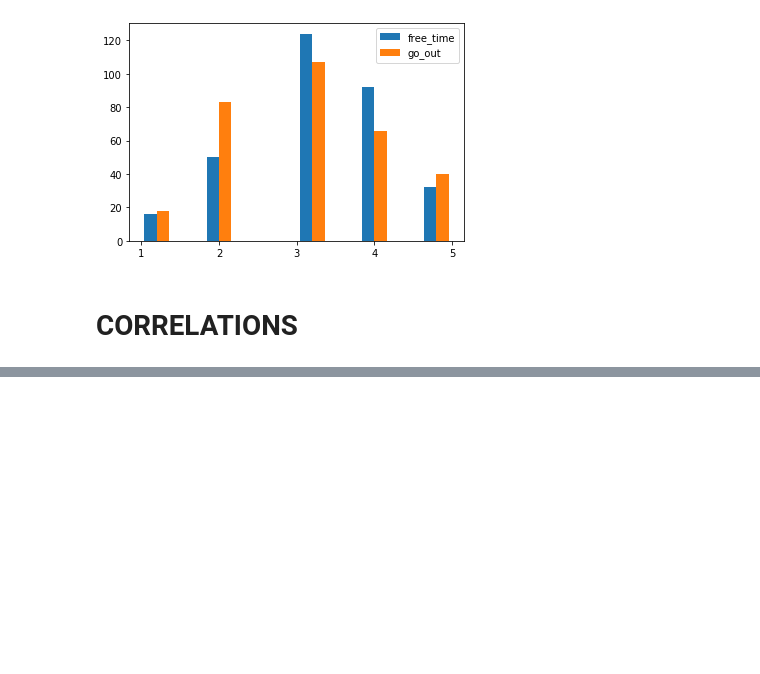
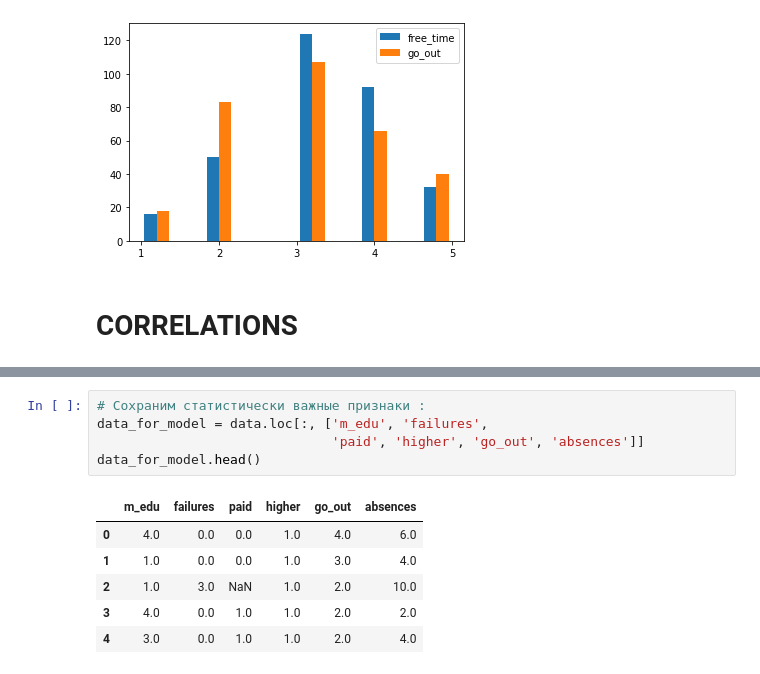
Before and after one commit to aberkoveo/skillfactory, a Jupyter notebook: Projects/Project_2/stud_math_EDA.ipynb, the cells around one changed output, grey strips where cells are left out. Saved outputs shown, nothing was run; the diff lists cells and outputs as text; blank space fills up the shorter version.

```diff
--- a/Projects/Project_2/stud_math_EDA.ipynb
+++ b/Projects/Project_2/stud_math_EDA.ipynb
@@ -496,0 +409,12 @@ Name: reason, Length: 322, dtype: object
+# %%
+# Сохраним статистически важные признаки :
+data_for_model = data.loc[:, ['m_edu', 'failures',
+                              'paid', 'higher', 'go_out', 'absences']]
+data_for_model.head()
+# %% [output]
+|  | m_edu | failures | paid | higher | go_out | absences |
+| 0 | 4.0 | 0.0 | 0.0 | 1.0 | 4.0 | 6.0 |
+| 1 | 1.0 | 0.0 | 0.0 | 1.0 | 3.0 | 4.0 |
+| 2 | 1.0 | 3.0 | NaN | 1.0 | 2.0 | 10.0 |
+| 3 | 4.0 | 0.0 | 1.0 | 1.0 | 2.0 | 2.0 |
+| 4 | 3.0 | 0.0 | 1.0 | 1.0 | 2.0 | 4.0 |
```
Also changed, not shown: parts of 27 cells of this notebook, 3 other files.
